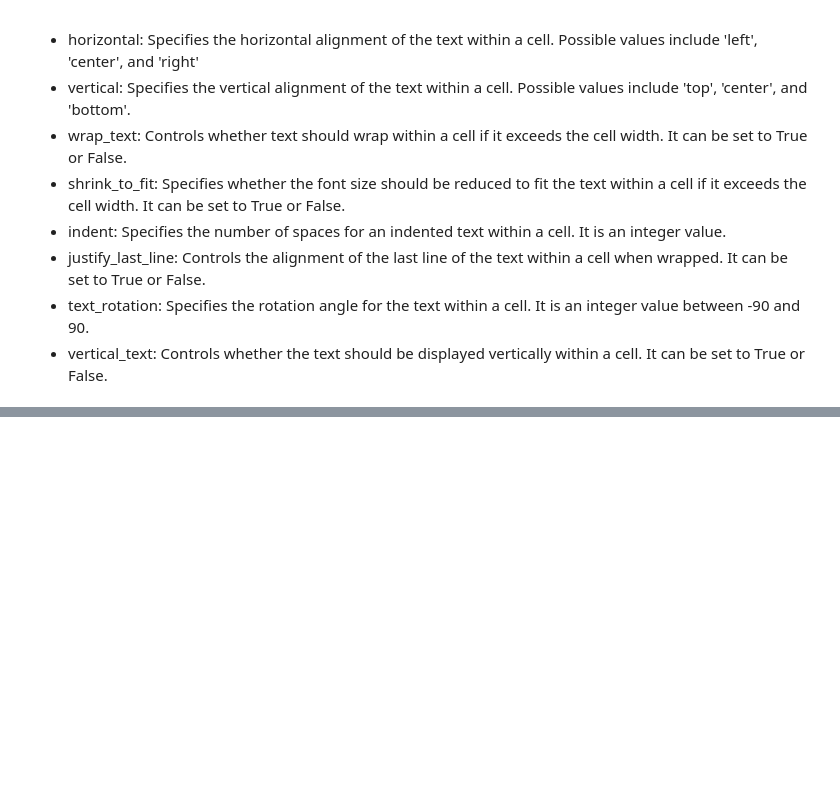
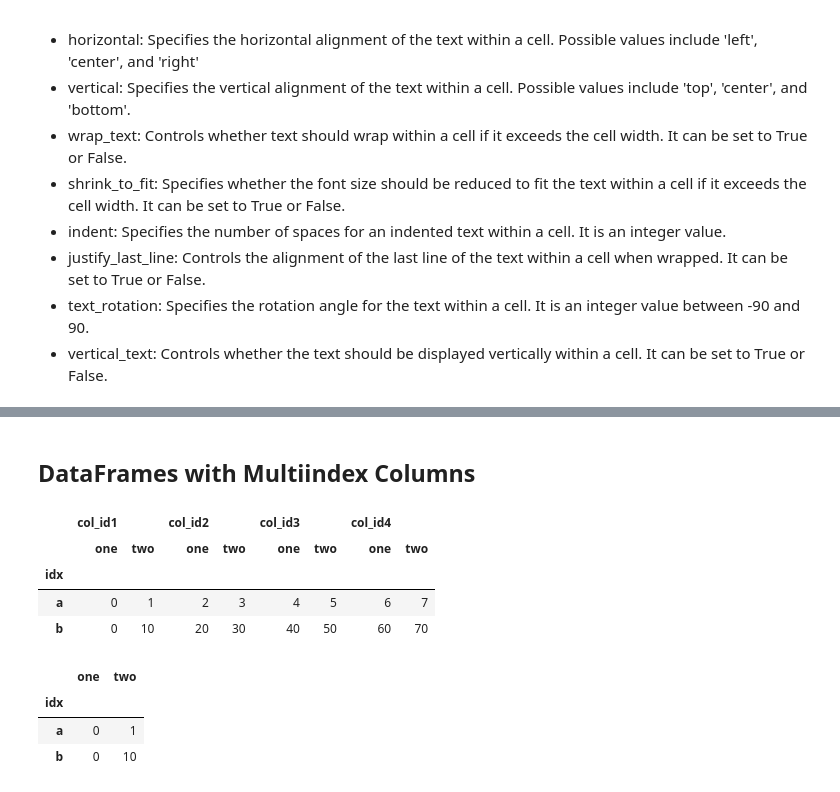
Before and after one commit to jlandgre/Python_util_openpyxl, a Jupyter notebook: Excel Output Mockup.ipynb, the cells around one changed output, grey strips where cells are left out. Drawn from its saved outputs; the diff is of its cells as text; code cells hidden in the pictures; blank space fills up the shorter version.

Commit message:
*.ipynb and *.py changes to enable multiindex columns

```diff
--- a/Excel Output Mockup.ipynb
+++ b/Excel Output Mockup.ipynb
@@ -906,0 +963,2 @@ wb.save('tempdf.xlsx')
+# %% [markdown]
+## DataFrames with Multiindex Columns
@@ -906,0 +1091,33 @@ wb.save('tempdf.xlsx')
+# %%
+# df with multiindex columns
+cols0 = []
+for i in range(1,5): cols0 = cols0 + 2*['col_id' + str(i)]
+arrays = [cols0, 4 * ['one', 'two']]
+tuples = list(zip(*arrays))
+columns = pd.MultiIndex.from_tuples(tuples)
+index = ['a', 'b']
+data = [list(range(0,8,1)), list(range(0,80,10))]
+
+# Create the DataFrame
+df_multi_cols = pd.DataFrame(data=data, index=index, columns=columns)
+df_multi_cols.index.name = 'idx'
+df_multi_cols
+# %% [output]
+|  | col_id1 |  | col_id2 |  | col_id3 |  | col_id4 |  |
+|  | one | two | one | two | one | two | one | two |
+| idx |  |  |  |  |  |  |  |  |
+| a | 0 | 1 | 2 | 3 | 4 | 5 | 6 | 7 |
+| b | 0 | 10 | 20 | 30 | 40 | 50 | 60 | 70 |
+# %%
+#df with single index columns
+columns = ['one', 'two']
+index = ['a', 'b']
+data = [list(range(0,2,1)), list(range(0,20,10))]
+df_single_cols = pd.DataFrame(data=data, index=index, columns=columns)
+df_single_cols.index.name = 'idx'
+df_single_cols
+# %% [output]
+|  | one | two |
+| idx |  |  |
+| a | 0 | 1 |
+| b | 0 | 10 |
```
Also changed, not shown: parts of 15 cells of this notebook, 7 other files.
